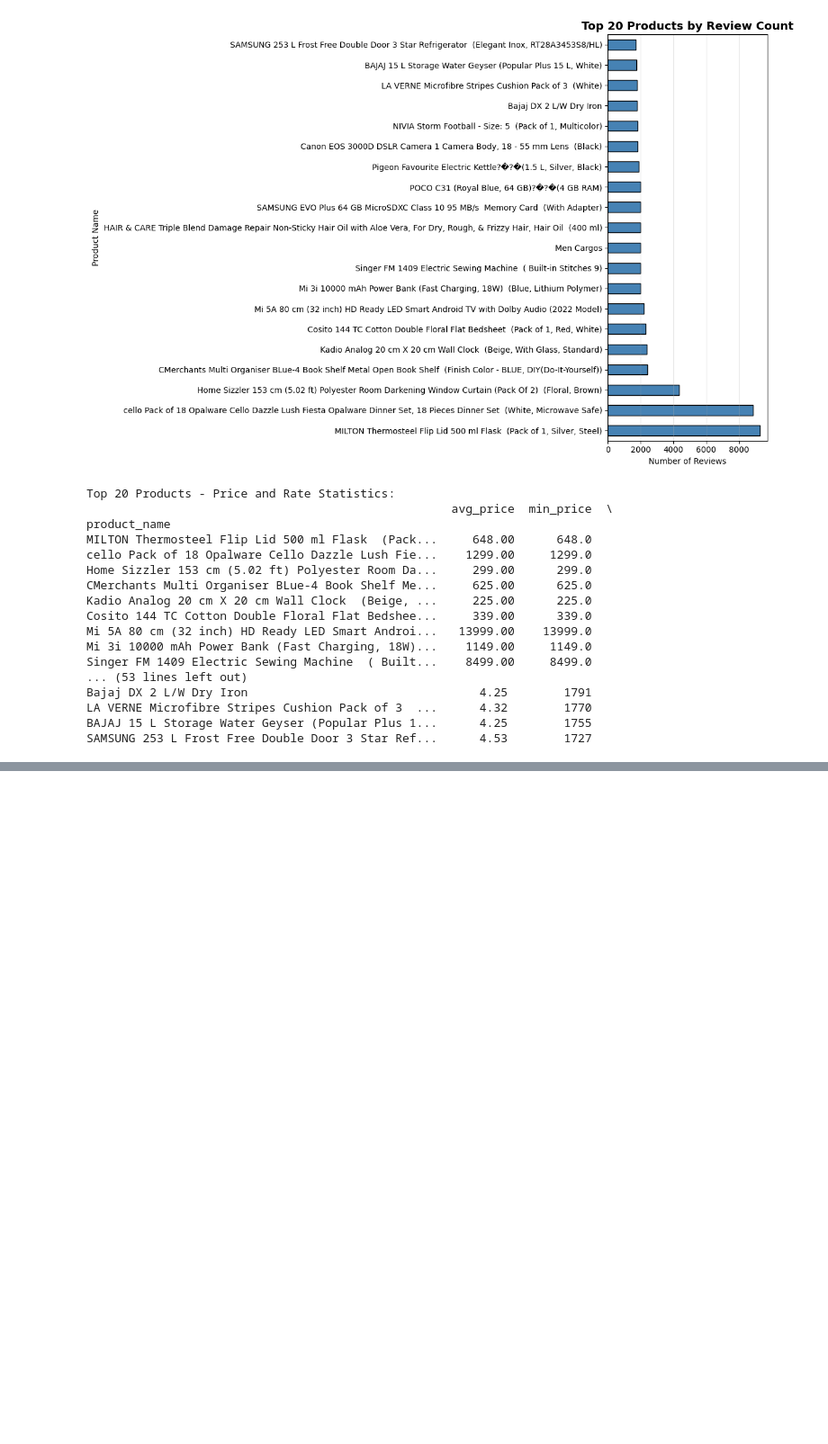
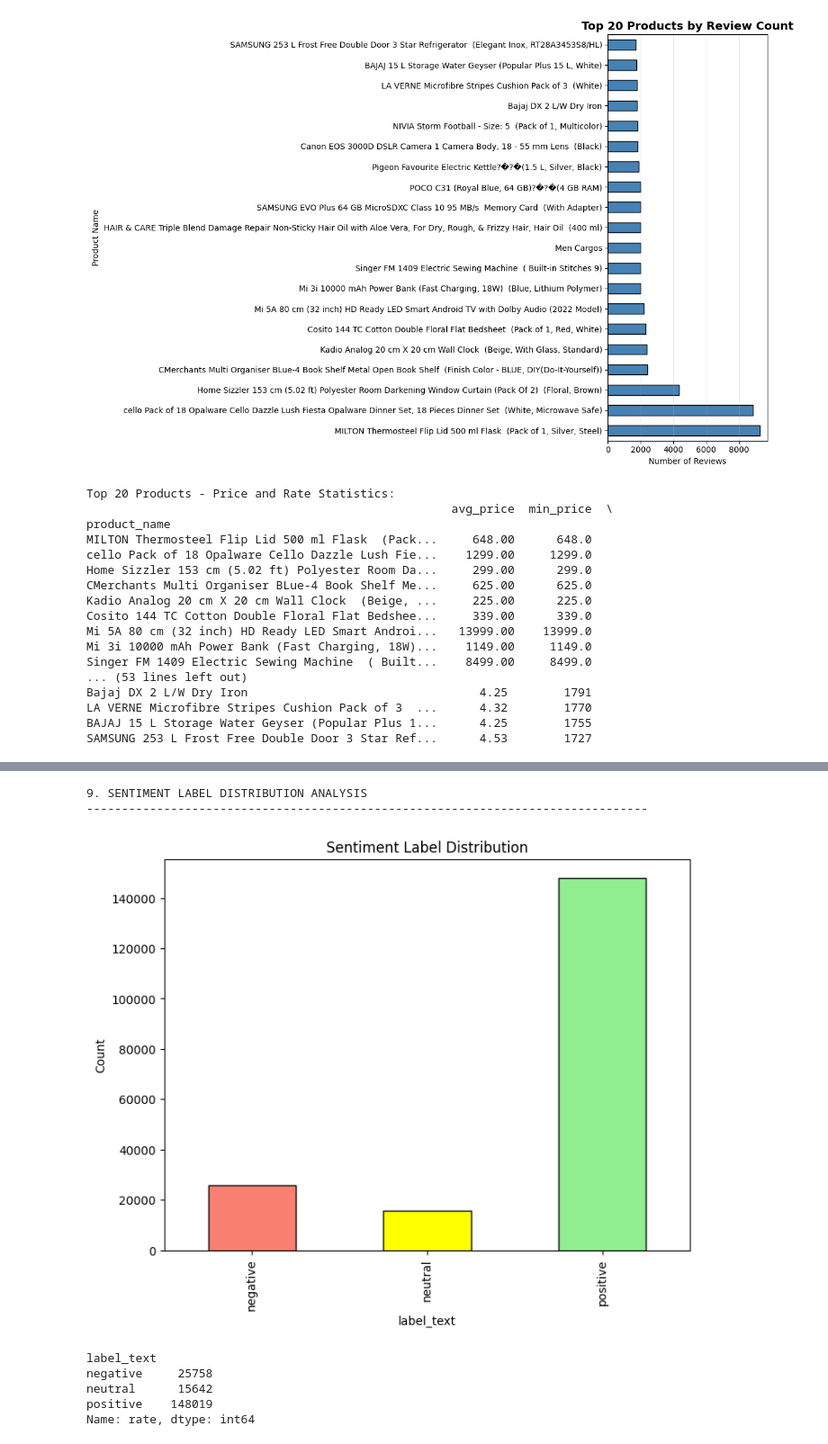
Before and after one commit to Fakhri17/midterm-project, a Jupyter notebook: notebooks/tubes/01_setup_data.ipynb, the cells around one changed output, grey strips where cells are left out. Shown at 90% size. Cells and saved outputs as stored; diff of their text form; code cells hidden in the pictures; blank space fills up the shorter version.

Commit message:
update(notebooks): sentiment labeling based on the rate column

```diff
--- a/notebooks/tubes/01_setup_data.ipynb
+++ b/notebooks/tubes/01_setup_data.ipynb
@@ -308,0 +378,28 @@ Final dataset shape: 189435 rows
+# %%
+# 6. Map rate manjadi label_text
+print("\n6. Label sentiment based on rate...")
+print("-" * 80)
+
+df_clean = df_clean.withColumn("rate_num", F.col("rate").cast("double"))
+
+df_clean = df_clean.withColumn(
+    "label_text",
+    F.when(F.col("rate_num") <= 2.0, F.lit("negative"))
+     .when(F.col("rate_num") == 3.0, F.lit("neutral"))
+     .when(F.col("rate_num") >= 4.0, F.lit("positive"))
+     .otherwise(F.lit(None))
+)
+
+df_clean = df_clean.filter(F.col("label_text").isNotNull())
+df_clean.select("review_summary", "rate_num", "label_text").show(10, truncate=200)
+
+# Simpan hasil preprocessing ke format Parquet (lebih aman untuk tipe data Spark)
+output_path = "../../data/processed/tubes/processed_flipkart.parquet"
+
+# Hapus folder lama jika ada
+if os.path.exists(output_path):
+    shutil.rmtree(output_path)
+
+df_clean.write.mode("overwrite").parquet(output_path)
+
+print("Data berhasil disimpan ke:", output_path)
@@ -727,2 +825,25 @@ rate
 Name: summary_length, dtype: float64
+# %%
+# 9. Distribution Analysis - Sentiment label
+print("\n9. SENTIMENT LABEL DISTRIBUTION ANALYSIS")
+print("-" * 80)
+
+colors = ["salmon", "yellow", "lightgreen"]
+
+label_counts = df_pandas.groupby("label_text")['rate'].count()
+label_counts.plot(kind="bar", legend=False, color=colors, edgecolor='black', figsize=(8,6))
+plt.title("Sentiment Label Distribution")
+plt.ylabel("Count")
+plt.show()
+
+df_pandas.groupby("label_text")['rate'].count()
+# %% [output]
+9. SENTIMENT LABEL DISTRIBUTION ANALYSIS
+--------------------------------------------------------------------------------
+[figure, added]
+label_text
+negative     25758
+neutral      15642
+positive    148019
+Name: rate, dtype: int64
 # %%
```
Also changed, not shown: parts of 14 cells of this notebook.
